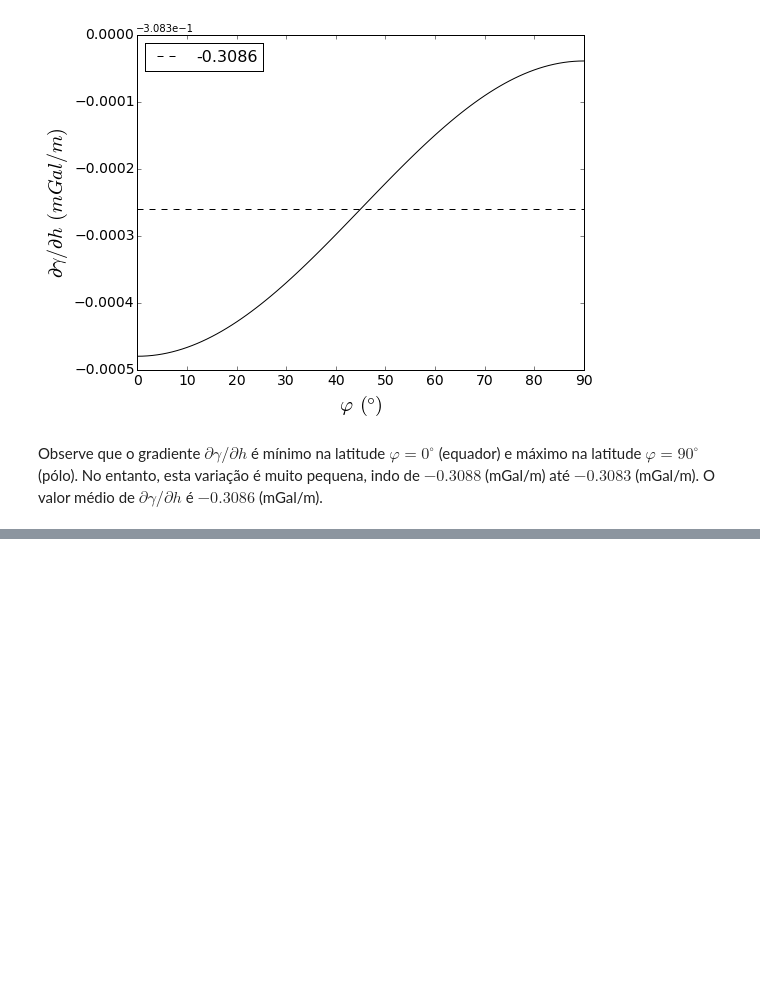
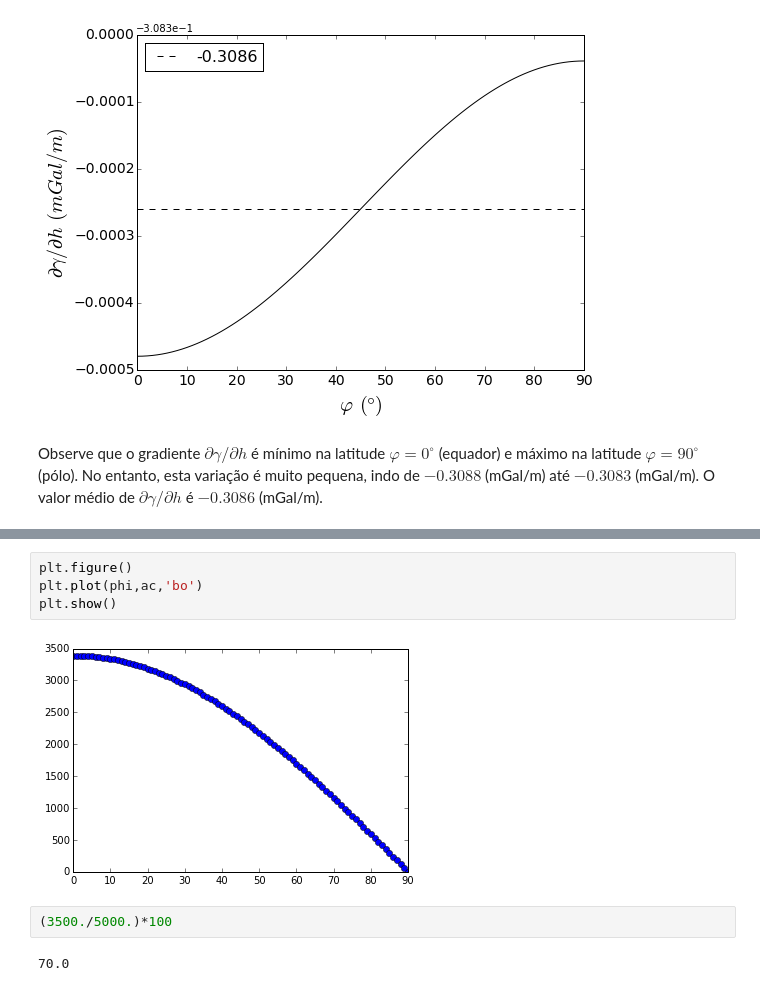
Before and after one commit to birocoles/Disciplina-metodos-potenciais, a Jupyter notebook: Aulas/Gravidade_normal/gravidade-normal.ipynb, the cells around one changed output, grey strips where cells are left out. Saved outputs shown, nothing was run; the diff lists cells and outputs as text; blank space fills up the shorter version.

```diff
--- a/Aulas/Gravidade_normal/gravidade-normal.ipynb
+++ b/Aulas/Gravidade_normal/gravidade-normal.ipynb
@@ -171,0 +180,10 @@ Observe que o gradiente $\partial \gamma / \partial h$ é mínimo na latitude $\
+# %%
+plt.figure()
+plt.plot(phi,ac,'bo')
+plt.show()
+# %% [output]
+[figure, added]
+# %%
+(3500./5000.)*100
+# %% [output]
+70.0
```
Also changed, not shown: parts of 2 cells of this notebook.
